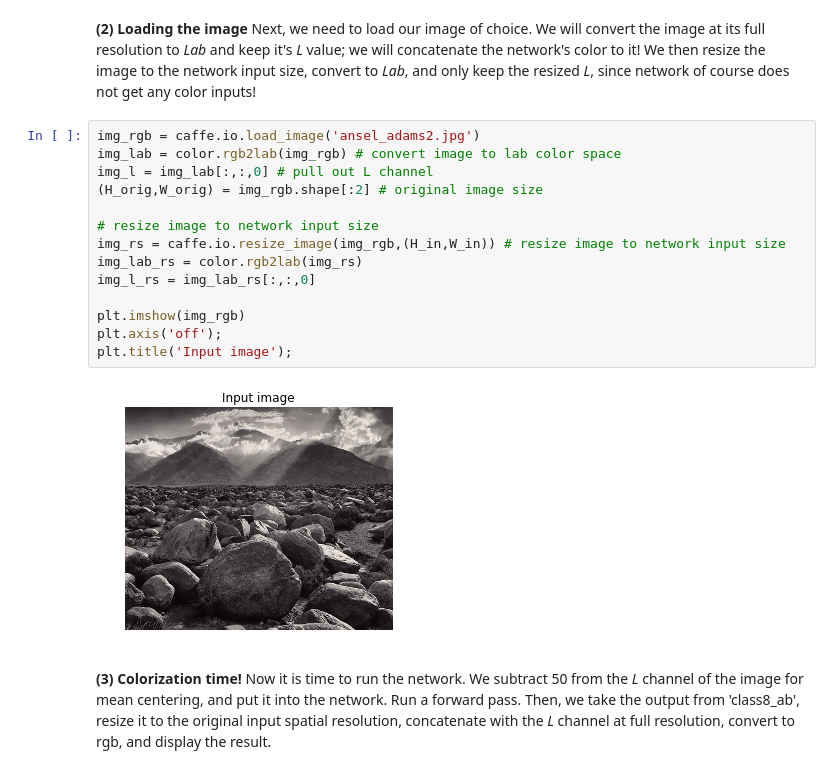
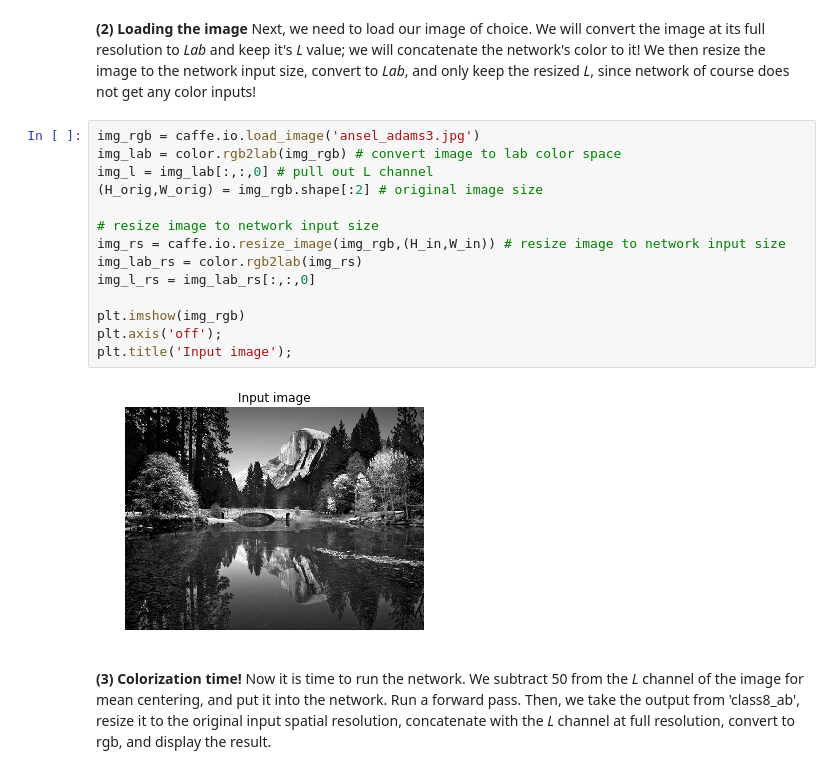
Before and after one commit to richzhang/colorization, a Jupyter notebook: demo/colorization_demo_v0.ipynb, the cells around one changed output. Drawn from its saved outputs; the diff is of its cells as text.

```diff
--- a/demo/colorization_demo_v0.ipynb
+++ b/demo/colorization_demo_v0.ipynb
@@ -42,21 +42,21 @@ net.blobs['Trecip'].data[...] = 6 # 1/T, set annealing temperature
 # %% [markdown]
 <b> (2) Loading the image </b> Next, we need to load our image of choice. We will convert the image at its full resolution to <i>Lab</i> and keep it's <i>L</i> value; we will concatenate the network's color to it! We then resize the image to the network input size, convert to <i>Lab</i>, and only keep the resized <i>L</i>, since network of course does not get any color inputs!
 # %%
-img_rgb = caffe.io.load_image('ansel_adams2.jpg')
+img_rgb = caffe.io.load_image('ansel_adams3.jpg')
 img_lab = color.rgb2lab(img_rgb) # convert image to lab color space
 img_l = img_lab[:,:,0] # pull out L channel
 (H_orig,W_orig) = img_rgb.shape[:2] # original image size
 
 # resize image to network input size
 img_rs = caffe.io.resize_image(img_rgb,(H_in,W_in)) # resize image to network input size
 img_lab_rs = color.rgb2lab(img_rs)
 img_l_rs = img_lab_rs[:,:,0]
 
 plt.imshow(img_rgb)
 plt.axis('off');
 plt.title('Input image');
 # %% [output]
-[figure, old version]
+[figure, new version]
 # %% [markdown]
 <b> (3) Colorization time!</b> Now it is time to run the network. We subtract 50 from the <i>L</i> channel of the image for mean centering, and put it into the network. Run a forward pass. Then, we take the output from 'class8_ab', resize it to the original input spatial resolution, concatenate with the <i>L</i> channel at full resolution, convert to rgb, and display the result.
 # %%
```
Also changed, not shown: parts of 2 cells of this notebook, 1 other file.
